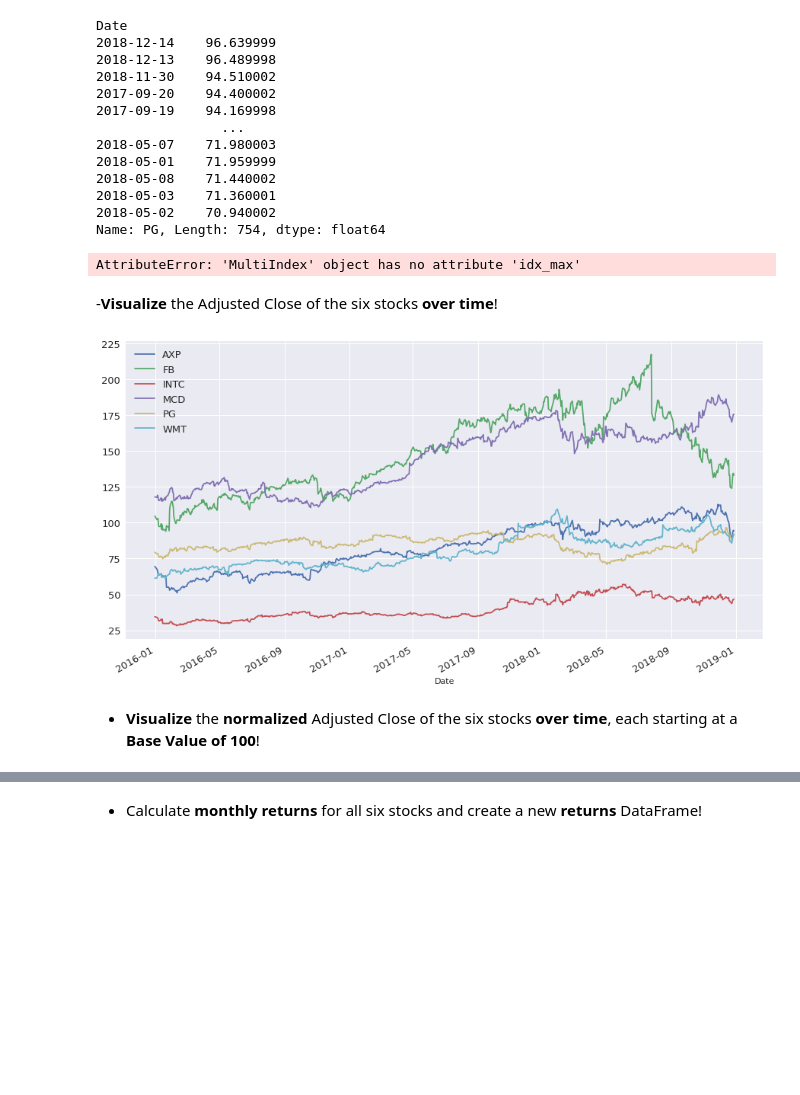
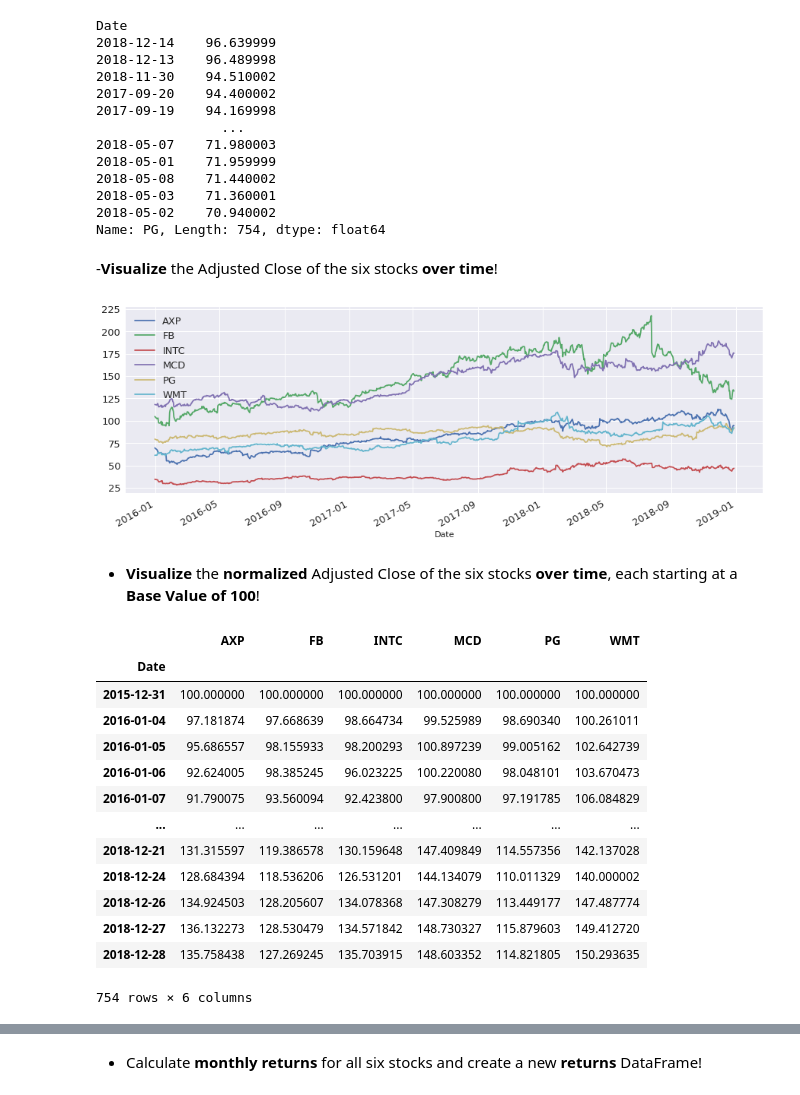
Before and after one commit to pianofreq/udemy-hagmann-course-1, a Jupyter notebook: Part_2/Exercises/Exercise_2.ipynb, the cells around one changed output, grey strips where cells are left out. Cells and saved outputs as stored; diff of their text form; code cells hidden in the pictures; blank space fills up the shorter version.

```diff
--- a/Part_2/Exercises/Exercise_2.ipynb
+++ b/Part_2/Exercises/Exercise_2.ipynb
@@ -86,17 +86,31 @@ Date
 2018-05-03    71.360001
 2018-05-02    70.940002
 Name: PG, Length: 754, dtype: float64
-# %%
-stocks.columns.idx_max()
-# %% [output]
-AttributeError: 'MultiIndex' object has no attribute 'idx_max'
 # %% [markdown]
 -__Visualize__ the Adjusted Close of the six stocks __over time__!
 # %%
-close.plot(figsize=(15,8), fontsize= 13)
+close.plot(figsize=(15,5), fontsize= 13)
 plt.legend(fontsize = 13)
 plt.show()
 # %% [output]
-[figure, old version]
+[figure, new version]
 # %% [markdown]
 - __Visualize__ the __normalized__ Adjusted Close of the six stocks __over time__, each starting at a __Base Value of 100__!
+# %%
+norm = close.div(close.iloc[0]).mul(100)
+norm
+# %% [output]
+|  | AXP | FB | INTC | MCD | PG | WMT |
+| Date |  |  |  |  |  |  |
+| 2015-12-31 | 100.000000 | 100.000000 | 100.000000 | 100.000000 | 100.000000 | 100.000000 |
+| 2016-01-04 | 97.181874 | 97.668639 | 98.664734 | 99.525989 | 98.690340 | 100.261011 |
+| 2016-01-05 | 95.686557 | 98.155933 | 98.200293 | 100.897239 | 99.005162 | 102.642739 |
+| 2016-01-06 | 92.624005 | 98.385245 | 96.023225 | 100.220080 | 98.048101 | 103.670473 |
+| 2016-01-07 | 91.790075 | 93.560094 | 92.423800 | 97.900800 | 97.191785 | 106.084829 |
+| ... | ... | ... | ... | ... | ... | ... |
+| 2018-12-21 | 131.315597 | 119.386578 | 130.159648 | 147.409849 | 114.557356 | 142.137028 |
+| 2018-12-24 | 128.684394 | 118.536206 | 126.531201 | 144.134079 | 110.011329 | 140.000002 |
+| 2018-12-26 | 134.924503 | 128.205607 | 134.078368 | 147.308279 | 113.449177 | 147.487774 |
+| 2018-12-27 | 136.132273 | 128.530479 | 134.571842 | 148.730327 | 115.879603 | 149.412720 |
+| 2018-12-28 | 135.758438 | 127.269245 | 135.703915 | 148.603352 | 114.821805 | 150.293635 |
+754 rows × 6 columns
```
Also changed, not shown: parts of 3 cells of this notebook.
